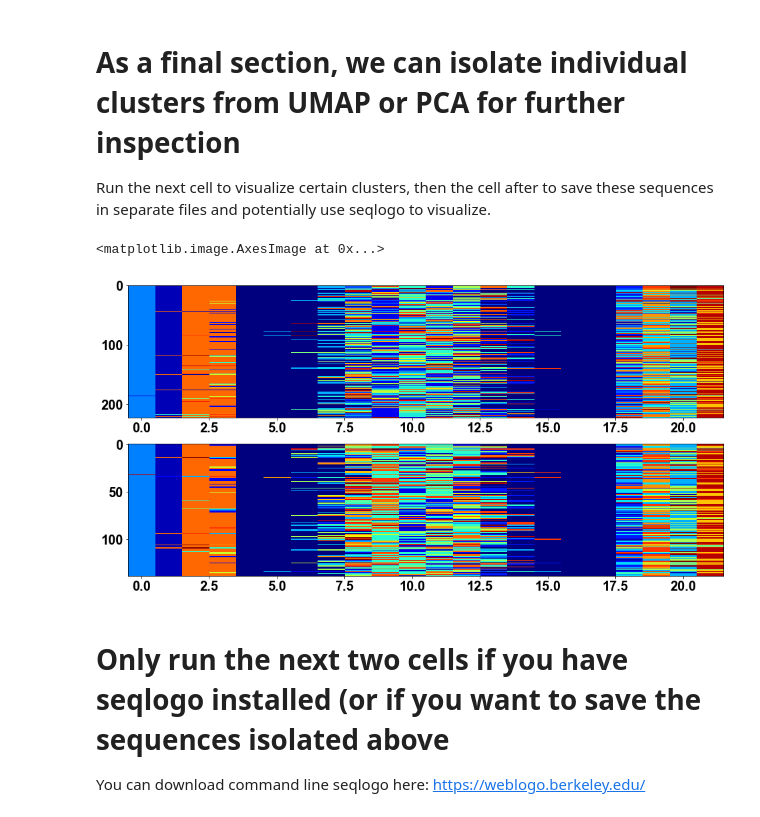
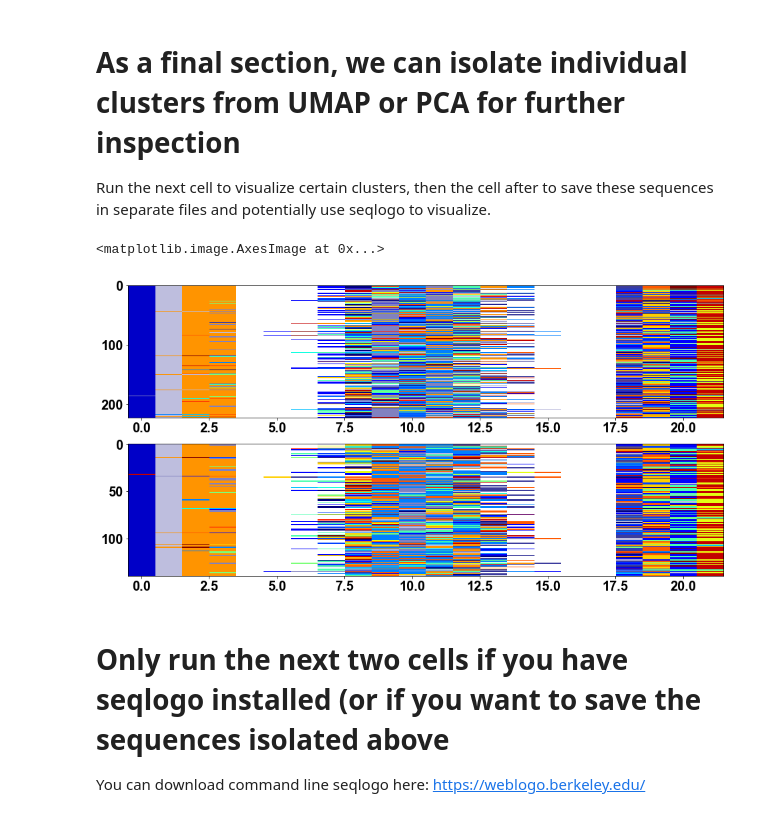
Before and after one commit to ctboughter/AIMS, a Jupyter notebook: notebooks/AIMS_single.ipynb, the cells around one changed output. Saved outputs shown, nothing was run; the diff lists cells and outputs as text; code cells hidden in the pictures.

```diff
--- a/notebooks/AIMS_single.ipynb
+++ b/notebooks/AIMS_single.ipynb
@@ -248,24 +248,24 @@ Run the next cell to visualize certain clusters, then the cell after to save the
 # %%
 # So now that we've done some clustering, pick out the most interesting clusters:
 sel1 = 1
 sel2 = 3
 # Look at umap dset or pca dset
 sub1_MI = seq_MIf[seq_MIf.columns[cluster_dset[cluster_dset['cluster'] == sel1].index]]
 sub2_MI = seq_MIf[seq_MIf.columns[cluster_dset[cluster_dset['cluster'] == sel2].index]]
 
 # Alright now get the sequences
 dset = seq1
 sub1_seqs = np.transpose(dset[sub1_MI.columns])
 sub2_seqs = np.transpose(dset[sub2_MI.columns])
 
 label=['sub1','sub2']
 
 fig, ax = pl.subplots(2, 1,squeeze=False,figsize=(16,8))
-ax[0,0].imshow(np.transpose(sub1_MI), interpolation='nearest', aspect='auto',cmap=cm.jet)
-ax[1,0].imshow(np.transpose(sub2_MI), interpolation='nearest', aspect='auto',cmap=cm.jet)
+ax[0,0].imshow(np.transpose(sub1_MI), interpolation='nearest', aspect='auto',cmap=cmap)
+ax[1,0].imshow(np.transpose(sub2_MI), interpolation='nearest', aspect='auto',cmap=cmap)
 # %% [output]
 <matplotlib.image.AxesImage at 0x...>
-[figure, old version]
+[figure, new version]
 # %% [markdown]
 # Only run the next two cells if you have seqlogo installed (or if you want to save the sequences isolated above
 You can download command line seqlogo here: https://weblogo.berkeley.edu/
```
Also changed, not shown: parts of 10 cells of this notebook, 16 other files.
